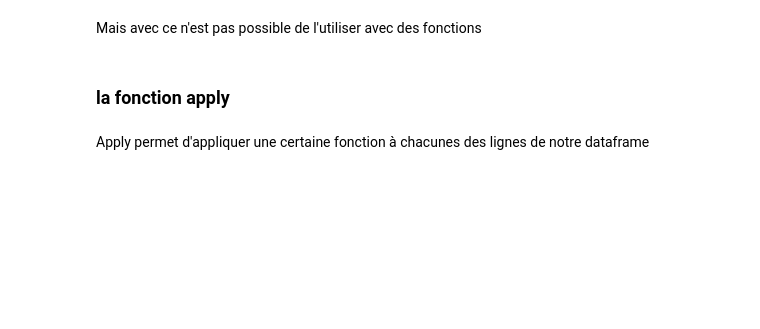
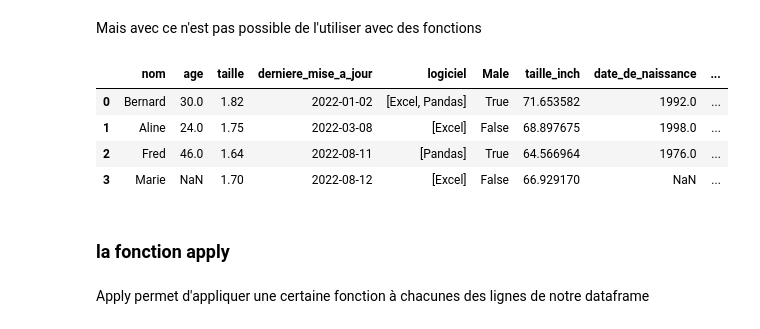
Before and after one commit to 955928/date_engineer_week_brief, a Jupyter notebook: cours/5-2-Pandas.ipynb, the cells around one changed output. Drawn from its saved outputs; the diff is of its cells as text; code cells hidden in the pictures; blank space fills up the shorter version.

```diff
--- a/cours/5-2-Pandas.ipynb
+++ b/cours/5-2-Pandas.ipynb
@@ -589,6 +610,13 @@ df["ims"] = df["age"] * 2 + df["taille"]
 Mais avec ce n'est pas possible de l'utiliser avec des fonctions
 # %%
 df["name_length"] = len(df["nom"])
+df
+# %% [output]
+|  | nom | age | taille | derniere_mise_a_jour | logiciel | Male | taille_inch | date_de_naissance | ... |
+| 0 | Bernard | 30.0 | 1.82 | 2022-01-02 | [Excel, Pandas] | True | 71.653582 | 1992.0 | ... |
+| 1 | Aline | 24.0 | 1.75 | 2022-03-08 | [Excel] | False | 68.897675 | 1998.0 | ... |
+| 2 | Fred | 46.0 | 1.64 | 2022-08-11 | [Pandas] | True | 64.566964 | 1976.0 | ... |
+| 3 | Marie | NaN | 1.70 | 2022-08-12 | [Excel] | False | 66.929170 | NaN | ... |
 # %% [markdown]
 ### la fonction apply
 # %% [markdown]
```
Also changed, not shown: parts of 25 cells of this notebook.
